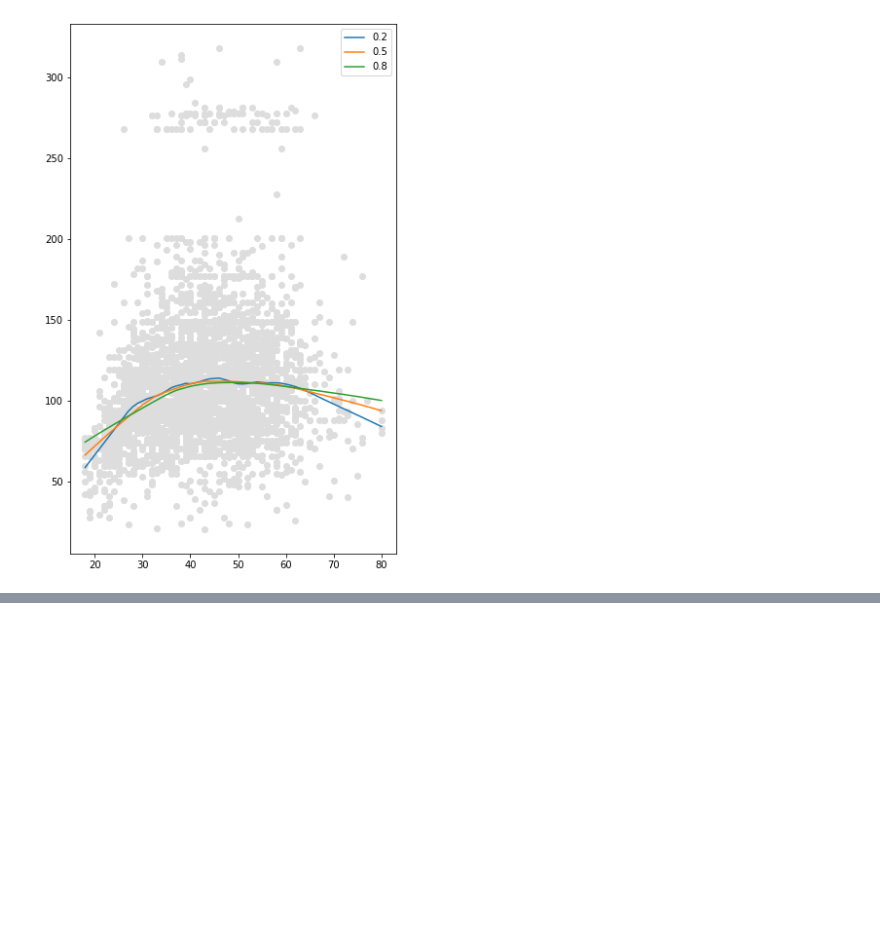
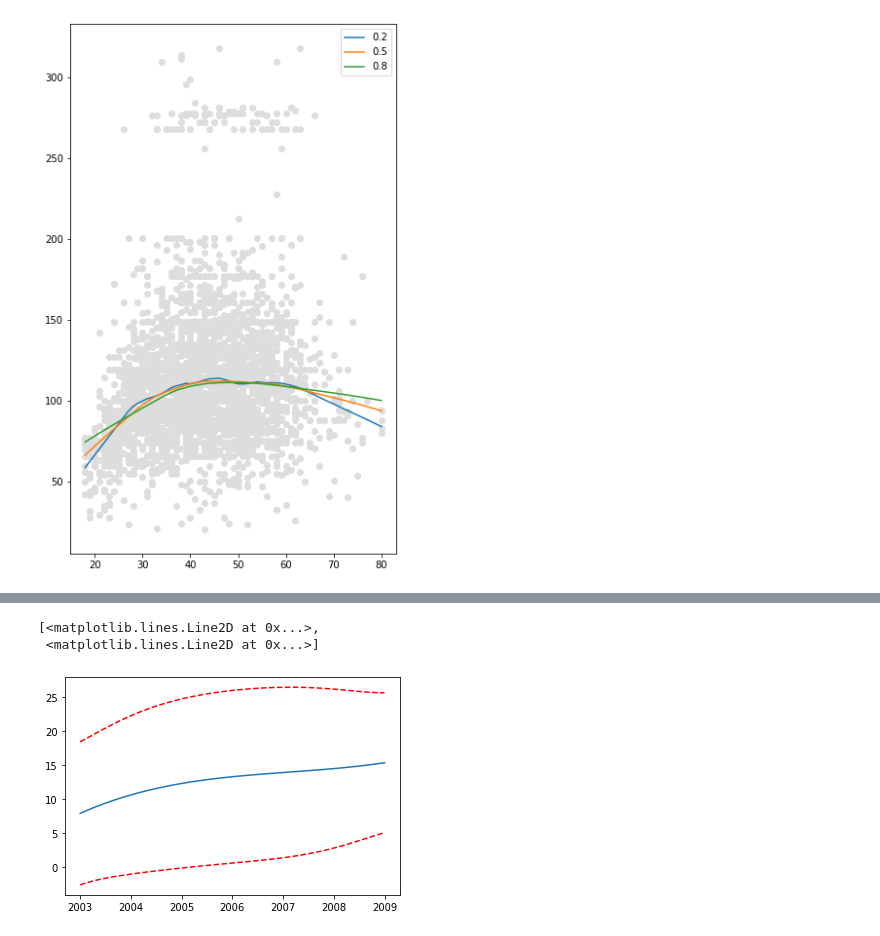
Before and after one commit to vivialprt/ISLR, a Jupyter notebook: Chapter7/Lab.ipynb, the cells around one changed output, grey strips where cells are left out. Saved outputs shown, nothing was run; the diff lists cells and outputs as text; code cells hidden in the pictures; blank space fills up the shorter version.

```diff
--- a/Chapter7/Lab.ipynb
+++ b/Chapter7/Lab.ipynb
@@ -270,0 +287,5 @@ plt.legend()
+# %%
+model1 = LinearGAM(
+    s(0, n_splines=4, spline_order=3, lam=0) + s(1, n_splines=5, spline_order=3, lam=0) + f(2, lam=0)
+).fit(data[['year', 'age', 'education']], data.wage)
+model1.summary()
@@ -270,0 +316,9 @@ plt.legend()
+# %%
+term = 0
+x_grid = model1.generate_X_grid(term)
+plt.plot(x_grid[:, term], model1.partial_dependence(term=term, X=x_grid))
+plt.plot(x_grid[:, term], model1.partial_dependence(term=term, X=x_grid,   width=.95)[1], c='r', ls='--')
+# %% [output]
+[<matplotlib.lines.Line2D at 0x...>,
+ <matplotlib.lines.Line2D at 0x...>]
+[figure, added]
```
Also changed, not shown: parts of 18 cells of this notebook.
